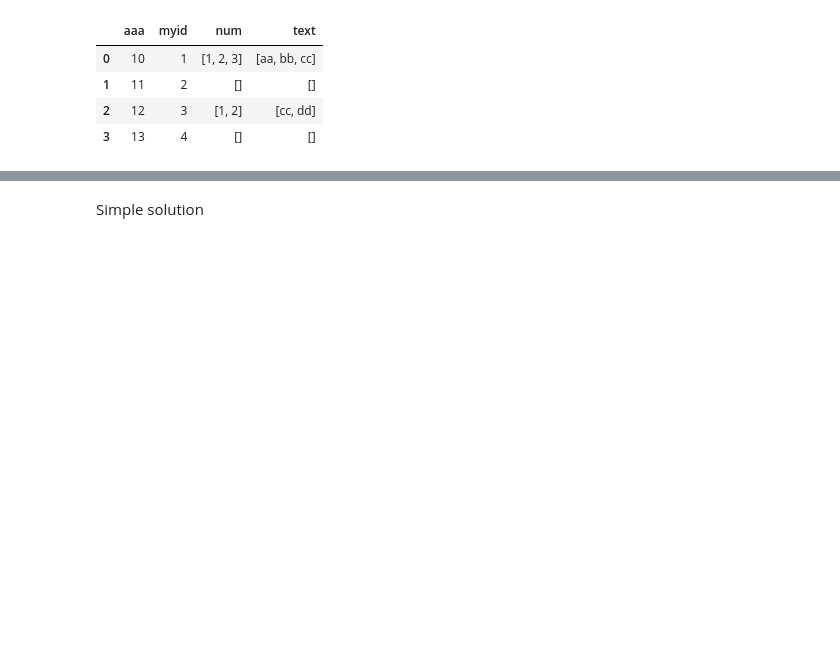
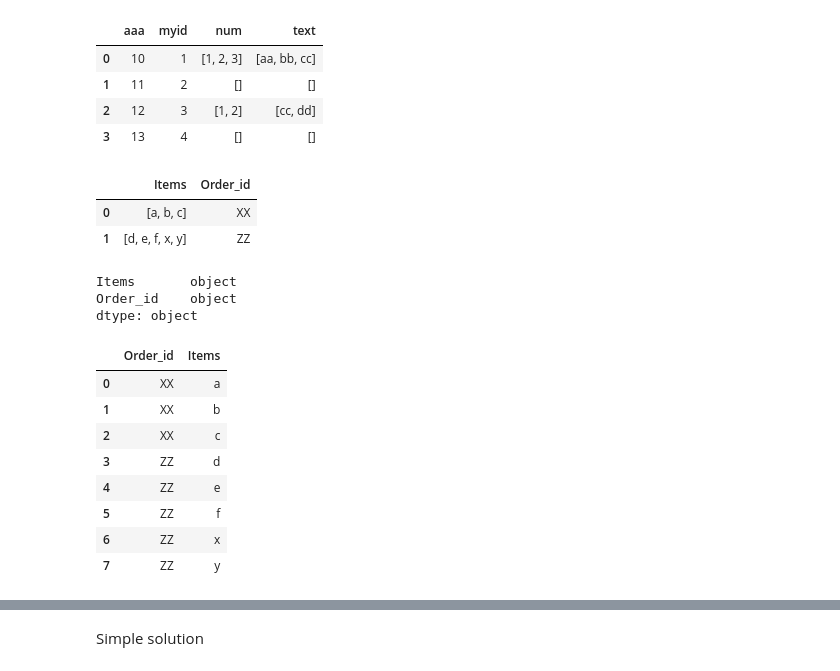
Before and after one commit to ryan13/PreprocessingUtility, a Jupyter notebook: Pandas-review.ipynb, the cells around one changed output, grey strips where cells are left out. Saved outputs shown, nothing was run; the diff lists cells and outputs as text; code cells hidden in the pictures; blank space fills up the shorter version.

```diff
--- a/Pandas-review.ipynb
+++ b/Pandas-review.ipynb
@@ -525,3 +525,28 @@ df
 | 1 | 11 | 2 | [] | [] |
 | 2 | 12 | 3 | [1, 2] | [cc, dd] |
 | 3 | 13 | 4 | [] | [] |
+# %%
+df = pd.DataFrame({'Items':[['a','b','c'],['d','e','f','x','y']],'Order_id':['XX','ZZ']})
+df
+# %% [output]
+|  | Items | Order_id |
+| 0 | [a, b, c] | XX |
+| 1 | [d, e, f, x, y] | ZZ |
+# %%
+df.dtypes
+# %% [output]
+Items       object
+Order_id    object
+dtype: object
+# %%
+explode(df,'Items')
+# %% [output]
+|  | Order_id | Items |
+| 0 | XX | a |
+| 1 | XX | b |
+| 2 | XX | c |
+| 3 | ZZ | d |
+| 4 | ZZ | e |
+| 5 | ZZ | f |
+| 6 | ZZ | x |
+| 7 | ZZ | y |
```
Also changed, not shown: parts of 7 cells of this notebook.
